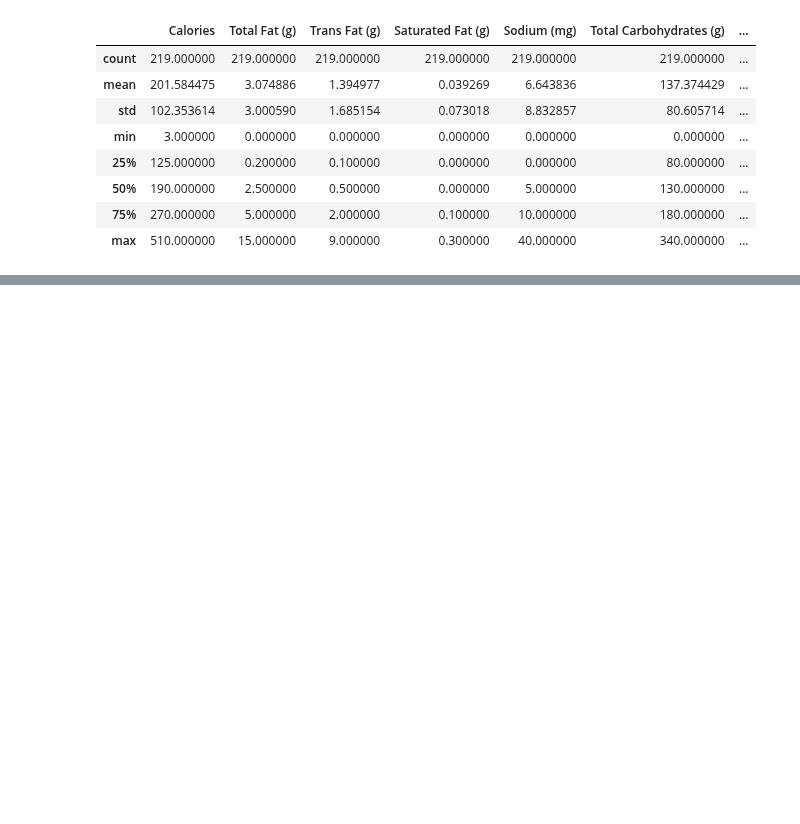
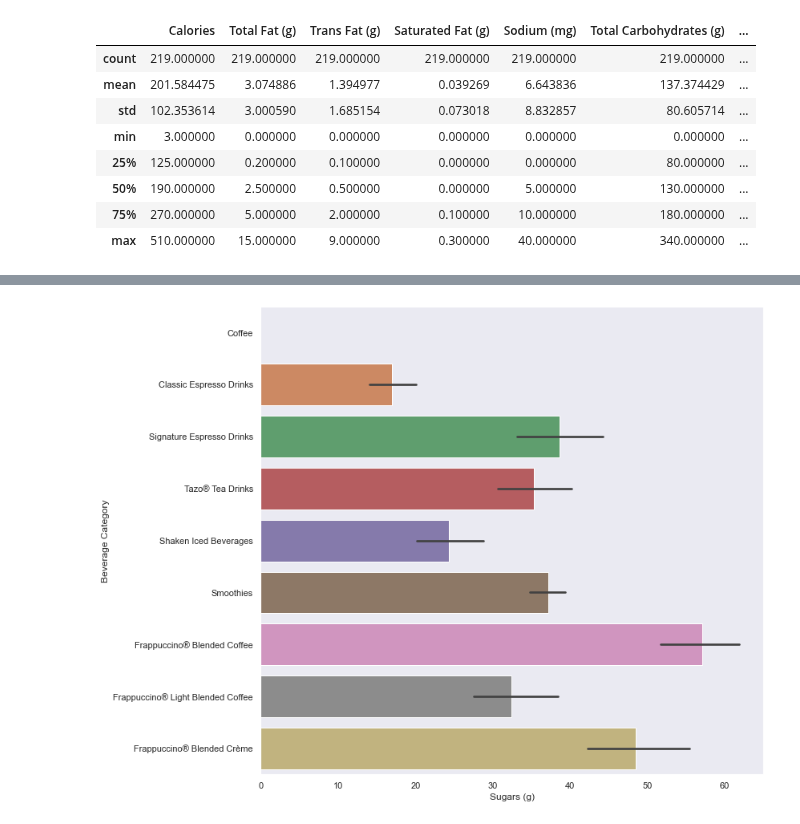
Before and after one commit to Dylan-C-Neal/Springboard-Data-Science-Career-Track, a Jupyter notebook: 20.3 Apply Your Storytelling Skills/Starbuck Menu Analysis.ipynb, the cells around one changed output, grey strips where cells are left out. Saved outputs shown, nothing was run; the diff lists cells and outputs as text; code cells hidden in the pictures; blank space fills up the shorter version.

Commit message:
Completed data storytelling project

```diff
--- a/20.3 Apply Your Storytelling Skills/Starbuck Menu Analysis.ipynb
+++ b/20.3 Apply Your Storytelling Skills/Starbuck Menu Analysis.ipynb
@@ -164,0 +178,6 @@ menu.describe()
+# %%
+_ = plt.figure(figsize=(10, 10))
+_ = sns.barplot(y='Beverage Category', x='Sugars (g)', orient='h', data=menu)
+_ = plt.show()
+# %% [output]
+[figure, added]
```
Also changed, not shown: parts of 35 cells of this notebook, 2 other files.
